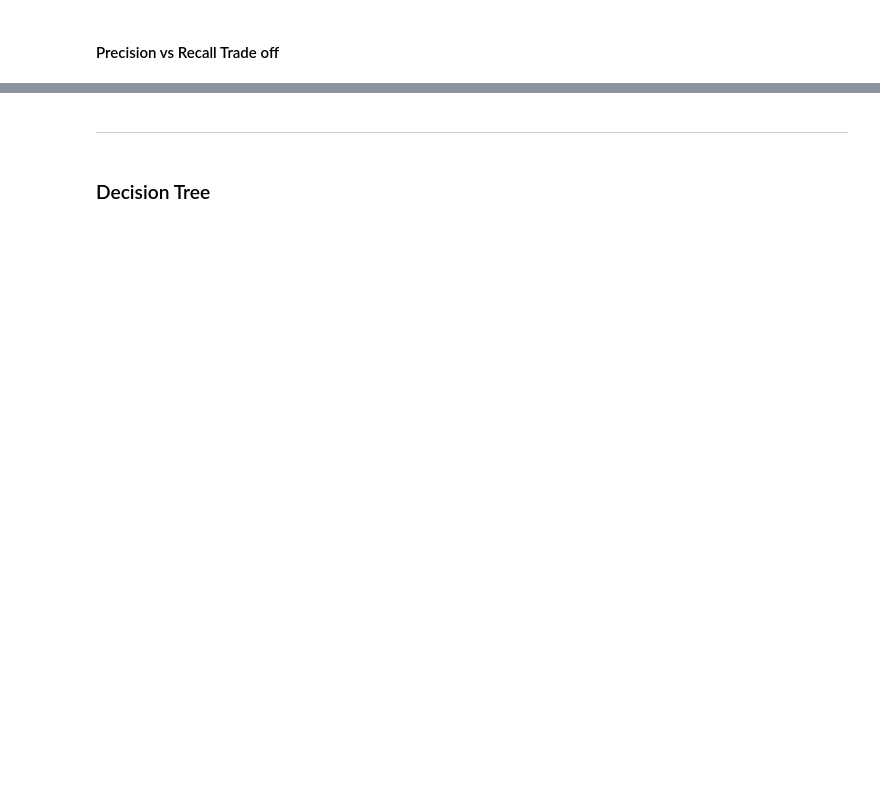
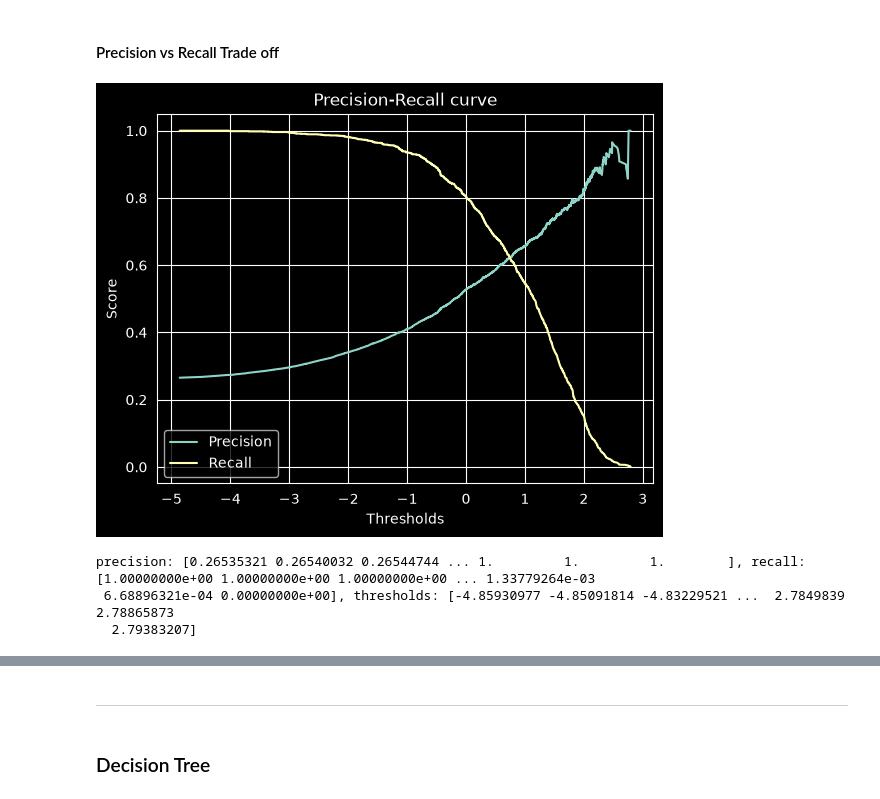
Before and after one commit to rzadrzi/customer_churn_analysis, a Jupyter notebook: customer_churn_analysis.ipynb, the cells around one changed output, grey strips where cells are left out. Cells and saved outputs as stored; diff of their text form; code cells hidden in the pictures; blank space fills up the shorter version.

```diff
--- a/customer_churn_analysis.ipynb
+++ b/customer_churn_analysis.ipynb
@@ -707,12 +729,12 @@ for i, j, k in zip(classifiers, model_names_, predictions):
 find `C` value for best f1_score <br>
 `C = 2` make a best result for this model
 # %%
-# c_candidate = [.1, .5, 1, 1.5, 1.75, 2, 2.5, 2.7]
-# lr_f1_score = []
-# for i in c_candidate:
-#     lr = LogisticRegression(class_weight='balanced', random_state=64, C=i)
-#     lr.fit(X_train, y_train)
-#     lr_predict = lr.predict(X_test)
-#     lr_f1_score.append(f1_score(y_test, lr_predict))
-#
-# lr_f1_score
+c_candidate = [.1, .5, 1, 1.5, 1.75, 2, 2.5, 2.7]
+lr_f1_score = []
+for i in c_candidate:
+    lr = LogisticRegression(class_weight='balanced', random_state=64, C=i)
+    lr.fit(X_train, y_train)
+    lr_predict = lr.predict(X_test)
+    lr_f1_score.append(f1_score(y_test, lr_predict))
+
+lr_f1_score
@@ -719,11 +750,11 @@ find `C` value for best f1_score <br>
 # %% [markdown]
 #### Precision vs Recall Trade off
 # %%
-# lr = LogisticRegression(class_weight='balanced', random_state=64, C=2)
-# lr.fit(X_train, y_train)
-# y_score = lr.decision_function(X_train)
+lr = LogisticRegression(class_weight='balanced', random_state=64, C=2)
+lr.fit(X_train, y_train)
+y_score = lr.decision_function(X_train)
 # %%
-# precision, recall, thresholds = precision_recall_curve(y_train, y_score)
+precision, recall, thresholds = precision_recall_curve(y_train, y_score)
 # %%
 # precision
 # %%
@@ -735,12 +766,18 @@ find `C` value for best f1_score <br>
 # f1_score
 # %%
-# plt.plot( thresholds, precision[:-1], label="Precision")
-# plt.plot( thresholds, recall[:-1], label="Recall")
-# plt.title('Precision-Recall curve')
-# plt.xlabel('Thresholds')
-# plt.ylabel('Score')
-# plt.legend()
-# plt.show()
+plt.plot( thresholds, precision[:-1], label="Precision")
+plt.plot( thresholds, recall[:-1], label="Recall")
+plt.title('Precision-Recall curve')
+plt.xlabel('Thresholds')
+plt.ylabel('Score')
+plt.legend()
+plt.show()
+# %% [output]
+[figure, added]
 # %%
-# print(f"precision: {precision}, recall: {recall}, thresholds: {thresholds}")
+print(f"precision: {precision}, recall: {recall}, thresholds: {thresholds}")
+# %% [output]
+precision: [0.26535321 0.26540032 0.26544744 ... 1.         1.         1.        ], recall: [1.00000000e+00 1.00000000e+00 1.00000000e+00 ... 1.33779264e-03
+ 6.68896321e-04 0.00000000e+00], thresholds: [-4.85930977 -4.85091814 -4.83229521 ...  2.7849839   2.78865873
+  2.79383207]
 # %%
```
Also changed, not shown: parts of 12 cells of this notebook.
